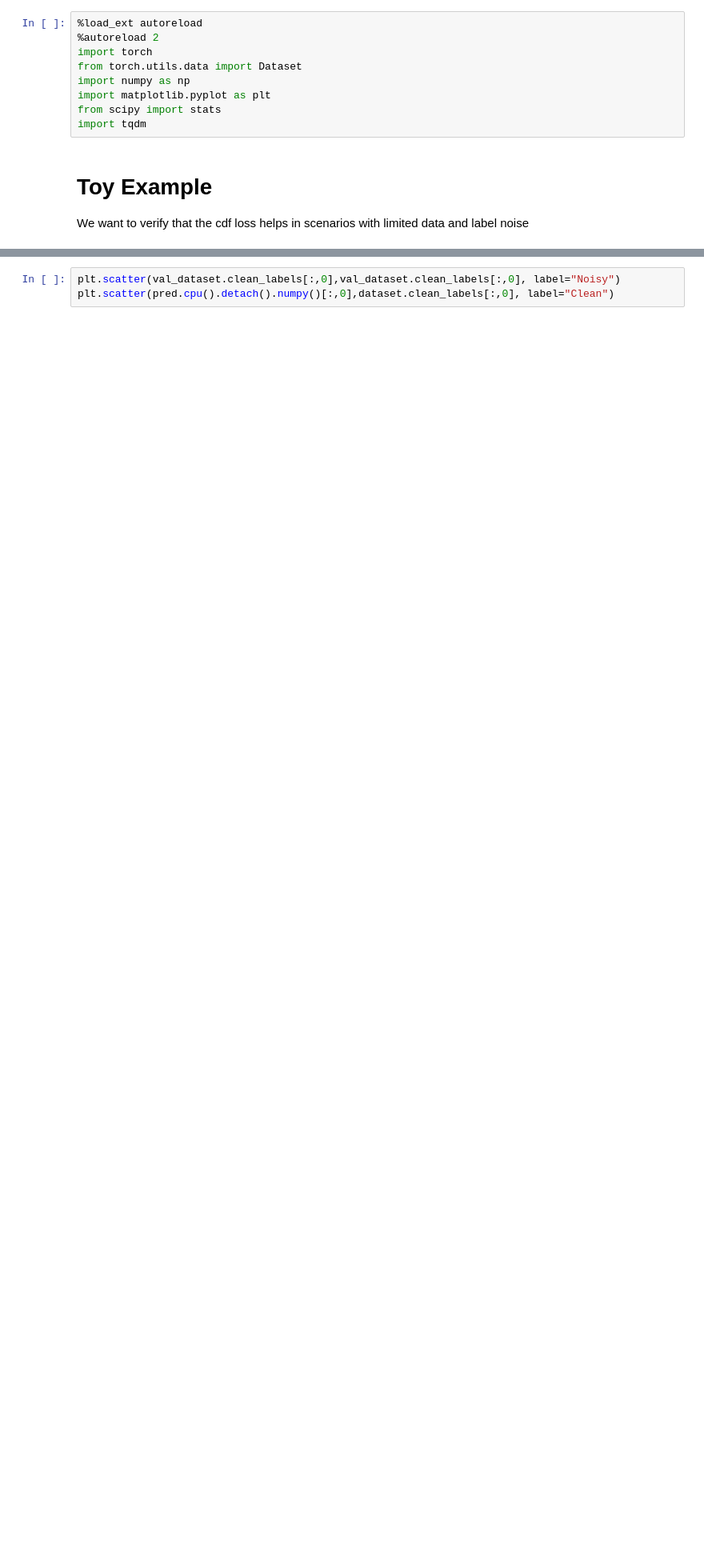
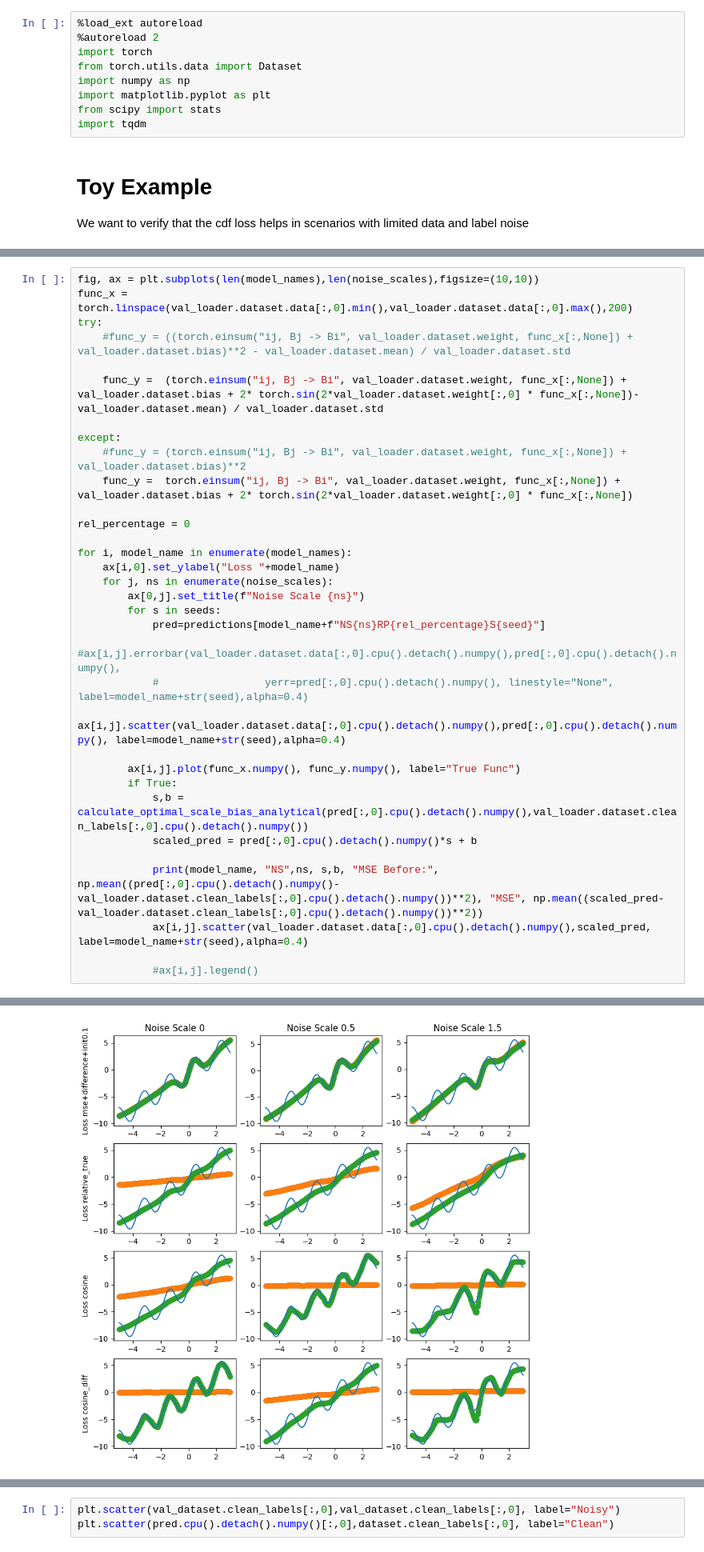
Before and after one commit to FabianTraxler/ag_binding_affinity, a Jupyter notebook: src/data_analysis/ToyExample_relative_loss.ipynb, the cells around one changed output, grey strips where cells are left out. Shown at 80% size. Cells and saved outputs as stored; diff of their text form; blank space fills up the shorter version.

```diff
--- a/src/data_analysis/ToyExample_relative_loss.ipynb
+++ b/src/data_analysis/ToyExample_relative_loss.ipynb
@@ -191,0 +390,34 @@ for model_name in model_names:
+# %%
+fig, ax = plt.subplots(len(model_names),len(noise_scales),figsize=(10,10))
+func_x = torch.linspace(val_loader.dataset.data[:,0].min(),val_loader.dataset.data[:,0].max(),200)
+try:
+    #func_y = ((torch.einsum("ij, Bj -> Bi", val_loader.dataset.weight, func_x[:,None]) + val_loader.dataset.bias)**2 - val_loader.dataset.mean) / val_loader.dataset.std
+
+    func_y =  (torch.einsum("ij, Bj -> Bi", val_loader.dataset.weight, func_x[:,None]) + val_loader.dataset.bias + 2* torch.sin(2*val_loader.dataset.weight[:,0] * func_x[:,None])- val_loader.dataset.mean) / val_loader.dataset.std
+
+except:
+    #func_y = (torch.einsum("ij, Bj -> Bi", val_loader.dataset.weight, func_x[:,None]) + val_loader.dataset.bias)**2
+    func_y =  torch.einsum("ij, Bj -> Bi", val_loader.dataset.weight, func_x[:,None]) + val_loader.dataset.bias + 2* torch.sin(2*val_loader.dataset.weight[:,0] * func_x[:,None])
+
+rel_percentage = 0
+
+for i, model_name in enumerate(model_names):
+    ax[i,0].set_ylabel("Loss "+model_name)
+    for j, ns in enumerate(noise_scales):
+        ax[0,j].set_title(f"Noise Scale {ns}")
+        for s in seeds:
+            pred=predictions[model_name+f"NS{ns}RP{rel_percentage}S{seed}"]
+            #ax[i,j].errorbar(val_loader.dataset.data[:,0].cpu().detach().numpy(),pred[:,0].cpu().detach().numpy(),
+            #                 yerr=pred[:,0].cpu().detach().numpy(), linestyle="None", label=model_name+str(seed),alpha=0.4)
+            ax[i,j].scatter(val_loader.dataset.data[:,0].cpu().detach().numpy(),pred[:,0].cpu().detach().numpy(), label=model_name+str(seed),alpha=0.4)
+
+        ax[i,j].plot(func_x.numpy(), func_y.numpy(), label="True Func")
+        if True:
+            s,b = calculate_optimal_scale_bias_analytical(pred[:,0].cpu().detach().numpy(),val_loader.dataset.clean_labels[:,0].cpu().detach().numpy())
+            scaled_pred = pred[:,0].cpu().detach().numpy()*s + b
+
+            print(model_name, "NS",ns, s,b, "MSE Before:", np.mean((pred[:,0].cpu().detach().numpy()-val_loader.dataset.clean_labels[:,0].cpu().detach().numpy())**2), "MSE", np.mean((scaled_pred-val_loader.dataset.clean_labels[:,0].cpu().detach().numpy())**2))
+            ax[i,j].scatter(val_loader.dataset.data[:,0].cpu().detach().numpy(),scaled_pred, label=model_name+str(seed),alpha=0.4)
+
+            #ax[i,j].legend()
+# %% [output]
@@ -191,0 +436 @@ for model_name in model_names:
+[figure, added]
```
Also changed, not shown: parts of 27 cells of this notebook.
